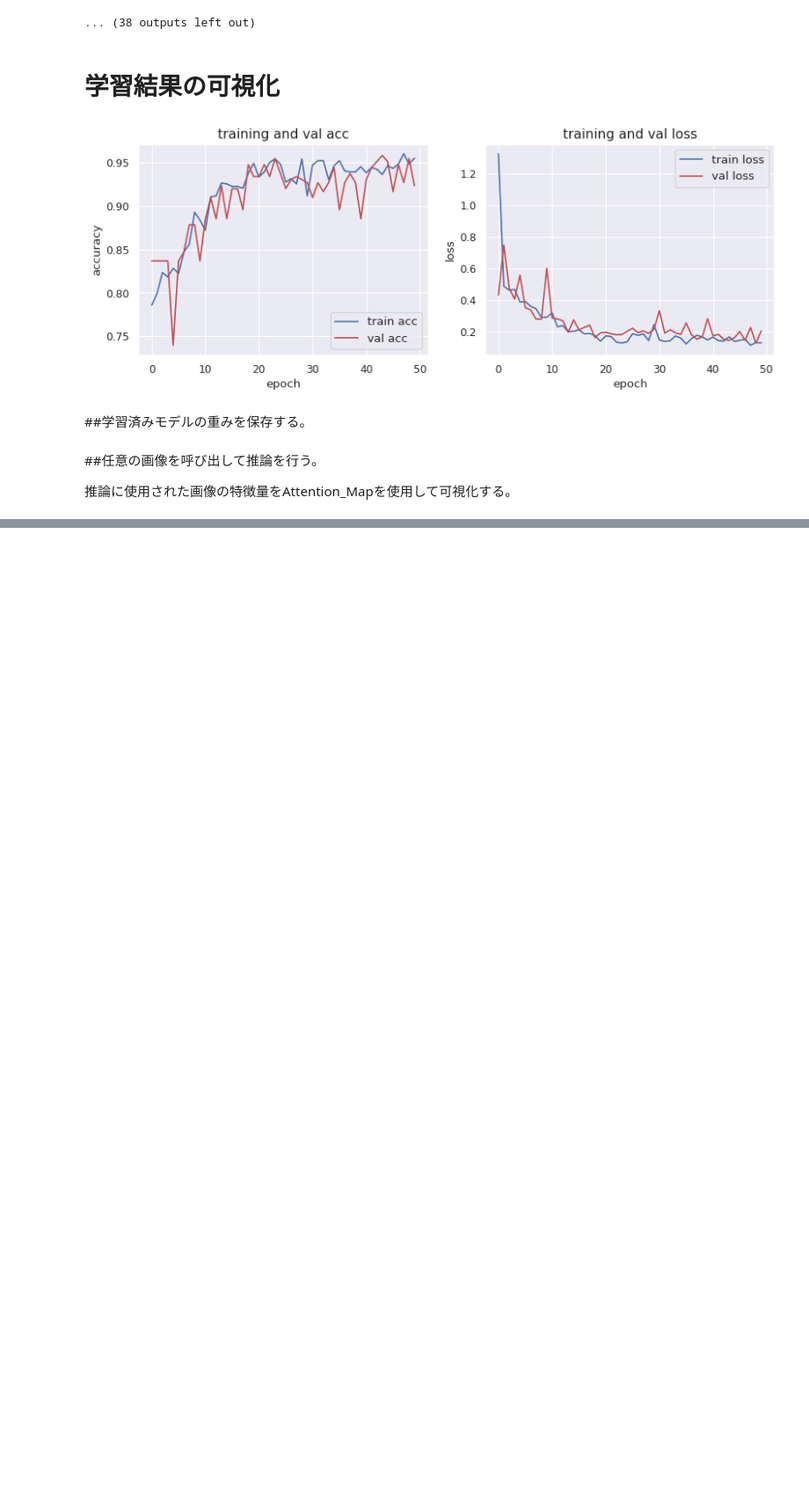
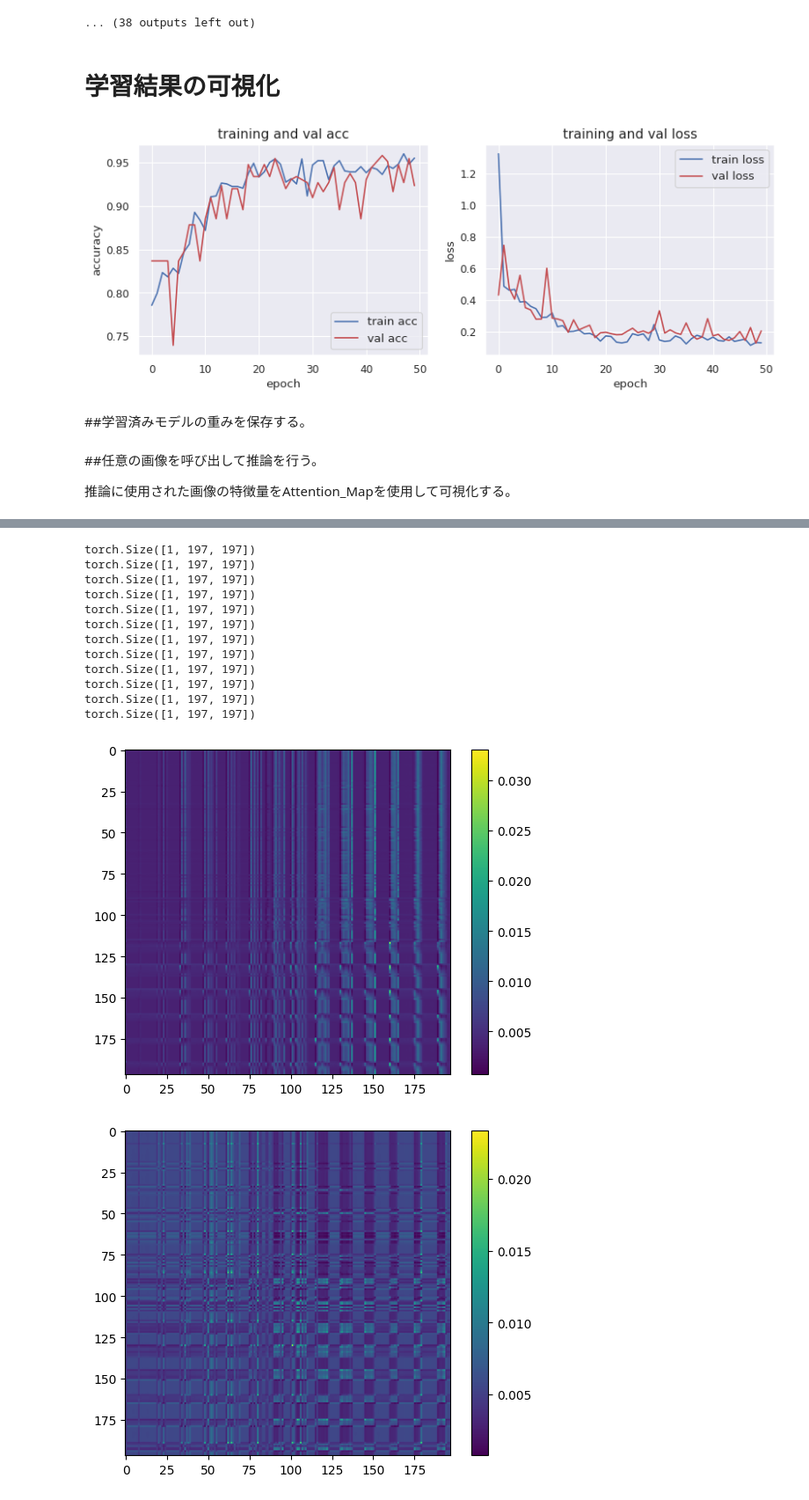
Before and after one commit to RyosukeHanaoka/TechTeacher, a Jupyter notebook: WholeRightHand_ViT_withAttentionMap.ipynb, the cells around one changed output, grey strips where cells are left out. Shown at 88% size. Saved outputs shown, nothing was run; the diff lists cells and outputs as text; code cells hidden in the pictures; blank space fills up the shorter version.

```diff
--- a/WholeRightHand_ViT_withAttentionMap.ipynb
+++ b/WholeRightHand_ViT_withAttentionMap.ipynb
@@ -391,0 +409,38 @@ plt.show()
+# %%
+# 注意マップを格納するリスト
+attentions = []
+
+# モデル内のすべてのトランスフォーマーブロックにフックを設定
+hooks = []
+for block in model.blocks:
+    hooks.append(block.attn.qkv.register_forward_hook(hook_fn))
+
+# モデルの推論
+with torch.no_grad():
+    outputs = model(image_tensor)
+
+# フックをすべて削除
+for hook in hooks:
+    hook.remove()
+
+# 各ブロックの注意マップを描画
+for attn in attentions:
+    attn_map = attn[0].squeeze().cpu().detach().numpy()  # Taking the first data in the batch
+    plt.imshow(attn_map, cmap='viridis')
+    plt.colorbar()
+    plt.show()
+# %% [output]
+torch.Size([1, 197, 197])
+torch.Size([1, 197, 197])
+torch.Size([1, 197, 197])
+torch.Size([1, 197, 197])
+torch.Size([1, 197, 197])
+torch.Size([1, 197, 197])
+torch.Size([1, 197, 197])
+torch.Size([1, 197, 197])
+torch.Size([1, 197, 197])
+torch.Size([1, 197, 197])
+torch.Size([1, 197, 197])
+torch.Size([1, 197, 197])
+[figure, added]
+[figure, added]
```
Also changed, not shown: parts of 6 cells of this notebook.
